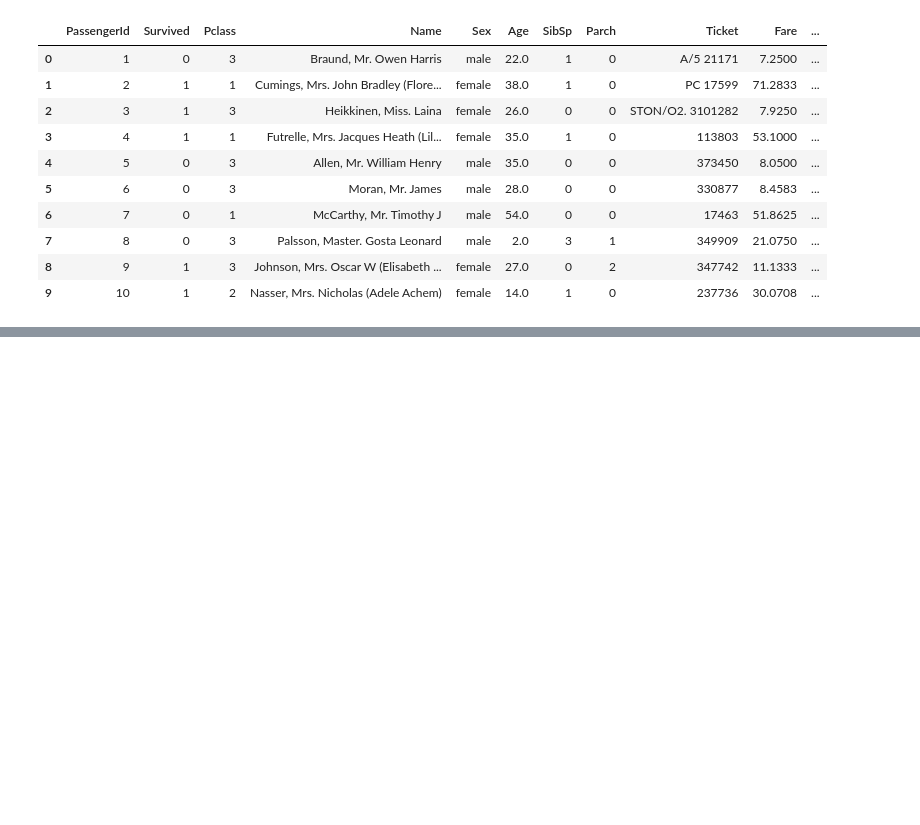
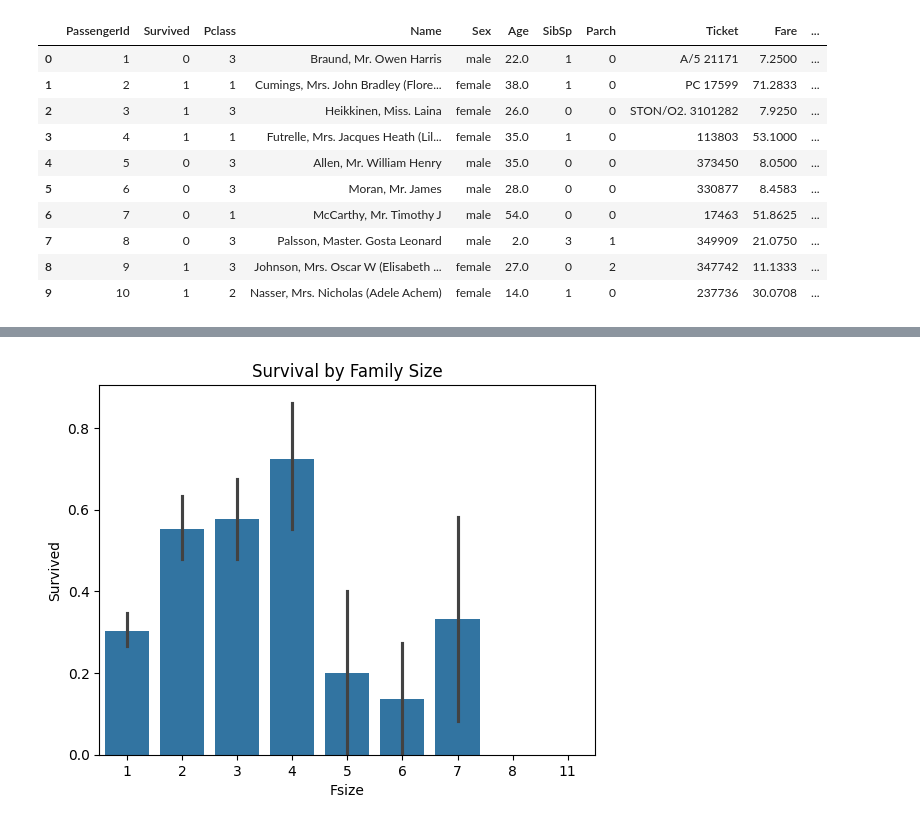
Before and after one commit to VimalDivakaran/Exploratory-Data-Analysis-on-the-Titanic-Dataset, a Jupyter notebook: Titanic EDA.ipynb, the cells around one changed output, grey strips where cells are left out. Saved outputs shown, nothing was run; the diff lists cells and outputs as text; code cells hidden in the pictures; blank space fills up the shorter version.

```diff
--- a/Titanic EDA.ipynb
+++ b/Titanic EDA.ipynb
@@ -382,0 +397,7 @@ df.head(10)
+# %%
+sns.barplot(data=df, x='Fsize', y='Survived')
+plt.savefig('Barplot for Family size')
+plt.title('Survival by Family Size')
+plt.show()
+# %% [output]
+[figure, added]
```
Also changed, not shown: parts of 3 cells of this notebook, 3 other files.
